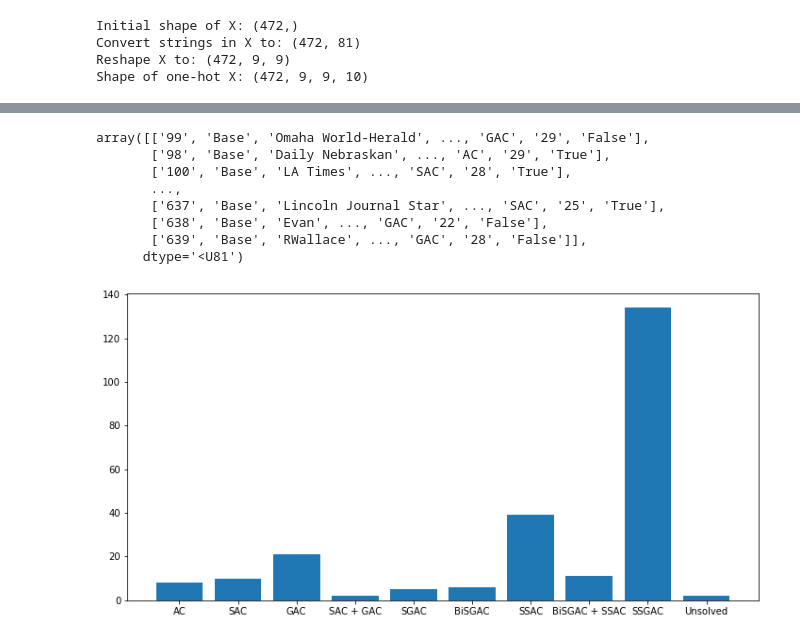
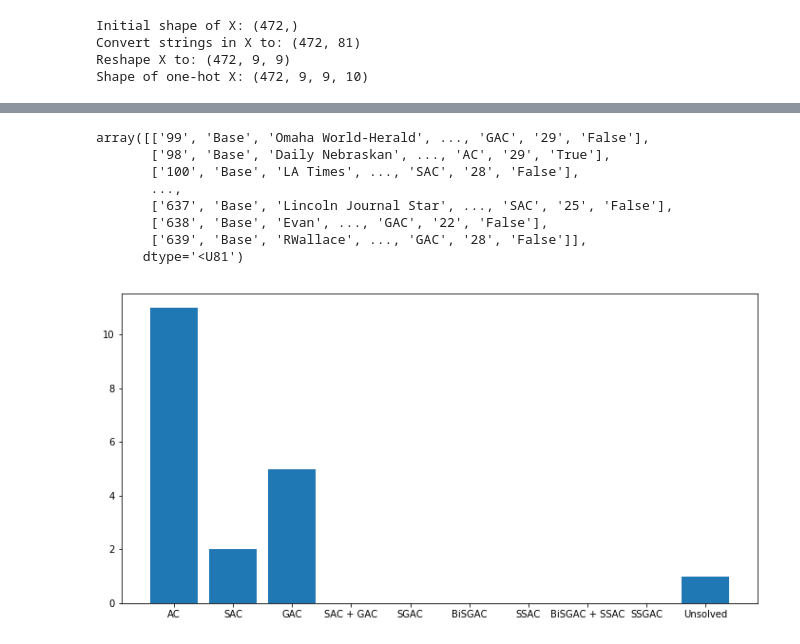
Before and after one commit to tthung1997/sudoku-neuralnet, a Jupyter notebook: main_easy.ipynb, the cells around one changed output, grey strips where cells are left out. Drawn from its saved outputs; the diff is of its cells as text; code cells hidden in the pictures.

Commit message:
added time and update graph

```diff
--- a/main_easy.ipynb
+++ b/main_easy.ipynb
@@ -373,4 +392,0 @@ Accuracy: 0.0
-# %%
-# TODO remove
-sudoku_unl_performance['validations'] = np.random.randint(2, size=sudoku_unl_puzzles.shape[0], dtype=bool)
-sudoku_unl_performance['validations']
@@ -402,27 +400,30 @@ sudoku_unl_combined
 # %% [output]
 array([['99', 'Base', 'Omaha World-Herald', ..., 'GAC', '29', 'False'],
        ['98', 'Base', 'Daily Nebraskan', ..., 'AC', '29', 'True'],
-       ['100', 'Base', 'LA Times', ..., 'SAC', '28', 'True'],
+       ['100', 'Base', 'LA Times', ..., 'SAC', '28', 'False'],
        ...,
-       ['637', 'Base', 'Lincoln Journal Star', ..., 'SAC', '25', 'True'],
+       ['637', 'Base', 'Lincoln Journal Star', ..., 'SAC', '25', 'False'],
        ['638', 'Base', 'Evan', ..., 'GAC', '22', 'False'],
        ['639', 'Base', 'RWallace', ..., 'GAC', '28', 'False']],
       dtype='<U81')
 # %%
 # get solvable instances
 solvables = sudoku_unl_combined[sudoku_unl_combined[:, -1] == 'True']
 
 # Examine algorithms
 solvable_algos = solvables[:, -3]
 counter = Counter(solvable_algos)
 algo_count = np.array(list(zip(counter.keys(), counter.values())))
 algo_order = {'AC': 0, 'SAC': 1, 'GAC': 2, 'SAC + GAC': 3, 'SGAC': 4,
               'BiSGAC': 5, 'SSAC': 6, 'BiSGAC + SSAC': 7, 'SSGAC': 8,
               'Unsolved': 9}
+for algo in algo_order.keys():
+    if algo not in algo_count[:, 0]:
+        algo_count = np.array(list(algo_count) + [[algo, '0']])
 algo_count = np.array(sorted(algo_count, key=lambda x: algo_order[x[0]]))
 plt.figure(figsize=(12, 6))
 plt.bar(np.arange(len(algo_count)), list(map(int, algo_count[:, 1])))
 plt.xticks(np.arange(len(algo_count)), algo_count[:, 0])
 plt.show()
 # %% [output]
-[figure, old version]
+[figure, new version]
```
Also changed, not shown: parts of 9 cells of this notebook.
